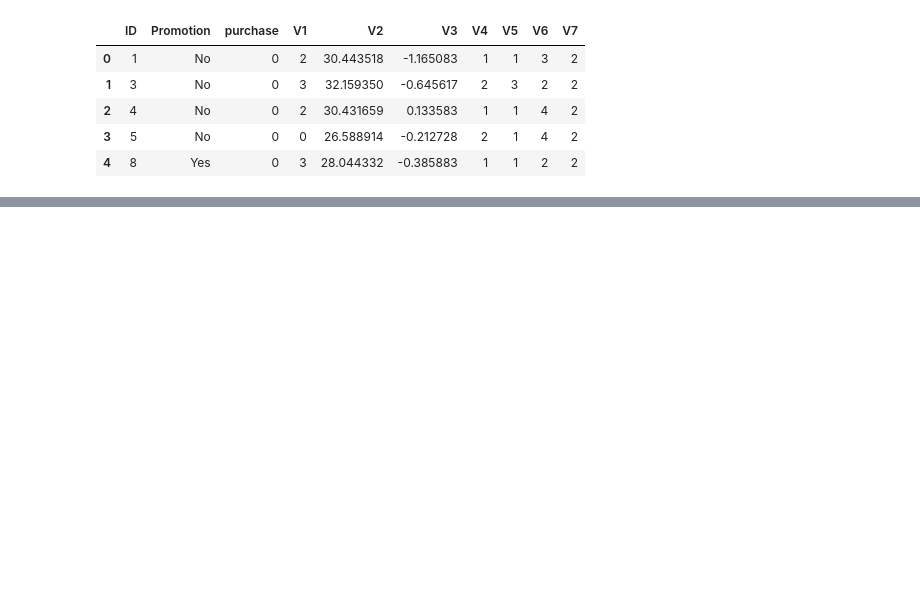
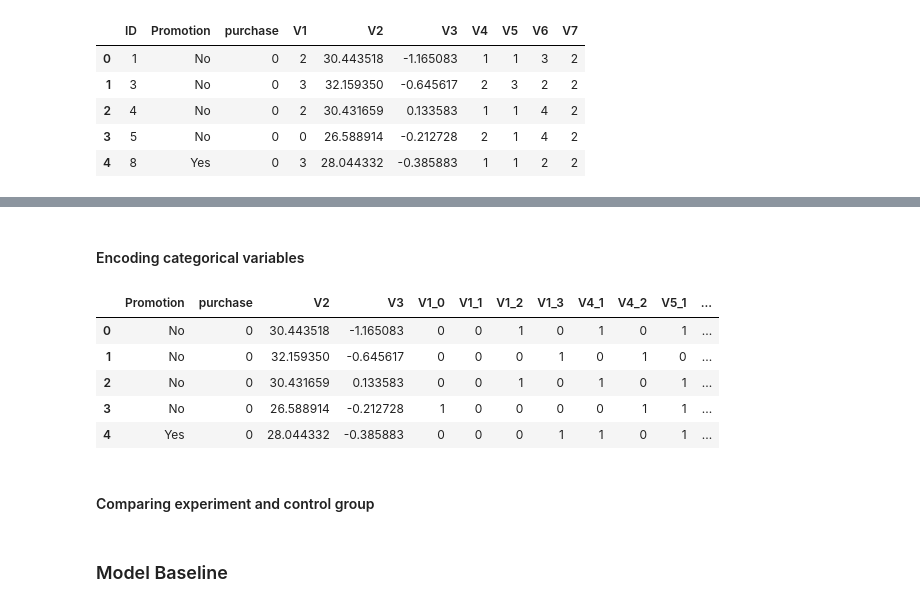
Before and after one commit to huli/starbucks-promotion-strategy, a Jupyter notebook: Starbucks.ipynb, the cells around one changed output, grey strips where cells are left out. Cells and saved outputs as stored; diff of their text form; code cells hidden in the pictures; blank space fills up the shorter version.

```diff
--- a/Starbucks.ipynb
+++ b/Starbucks.ipynb
@@ -80,0 +105,18 @@ train_data.head()
+# %%
+continuous_features = ['V2', 'V3']
+categorical_features = ['V1', 'V4', 'V5', 'V6', 'V7']
+# %% [markdown]
+#### Encoding categorical variables
+# %%
+df = pd.get_dummies(train_data, columns=categorical_features)
+df.drop('ID', axis=1, inplace=True)
+df.head(5)
+# %% [output]
+|  | Promotion | purchase | V2 | V3 | V1_0 | V1_1 | V1_2 | V1_3 | V4_1 | V4_2 | V5_1 | ... |
+| 0 | No | 0 | 30.443518 | -1.165083 | 0 | 0 | 1 | 0 | 1 | 0 | 1 | ... |
+| 1 | No | 0 | 32.159350 | -0.645617 | 0 | 0 | 0 | 1 | 0 | 1 | 0 | ... |
+| 2 | No | 0 | 30.431659 | 0.133583 | 0 | 0 | 1 | 0 | 1 | 0 | 1 | ... |
+| 3 | No | 0 | 26.588914 | -0.212728 | 1 | 0 | 0 | 0 | 0 | 1 | 1 | ... |
+| 4 | Yes | 0 | 28.044332 | -0.385883 | 0 | 0 | 0 | 1 | 1 | 0 | 1 | ... |
+# %% [markdown]
+#### Comparing experiment and control group
@@ -81,3 +125,5 @@ train_data.head()
+# %% [markdown]
+### Model Baseline
 # %%
 def promotion_strategy(df):
     '''
```
Also changed, not shown: parts of 4 cells of this notebook.
